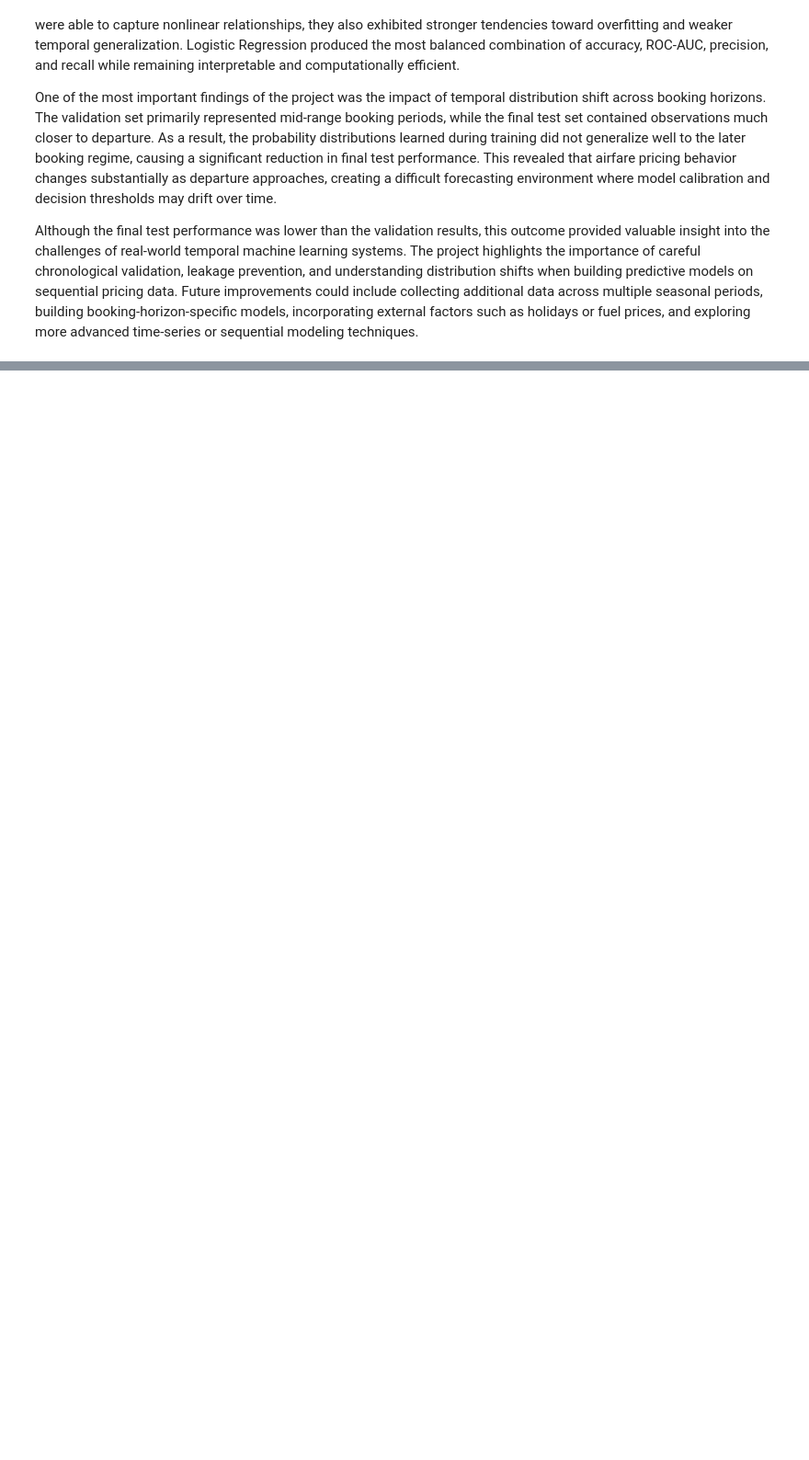
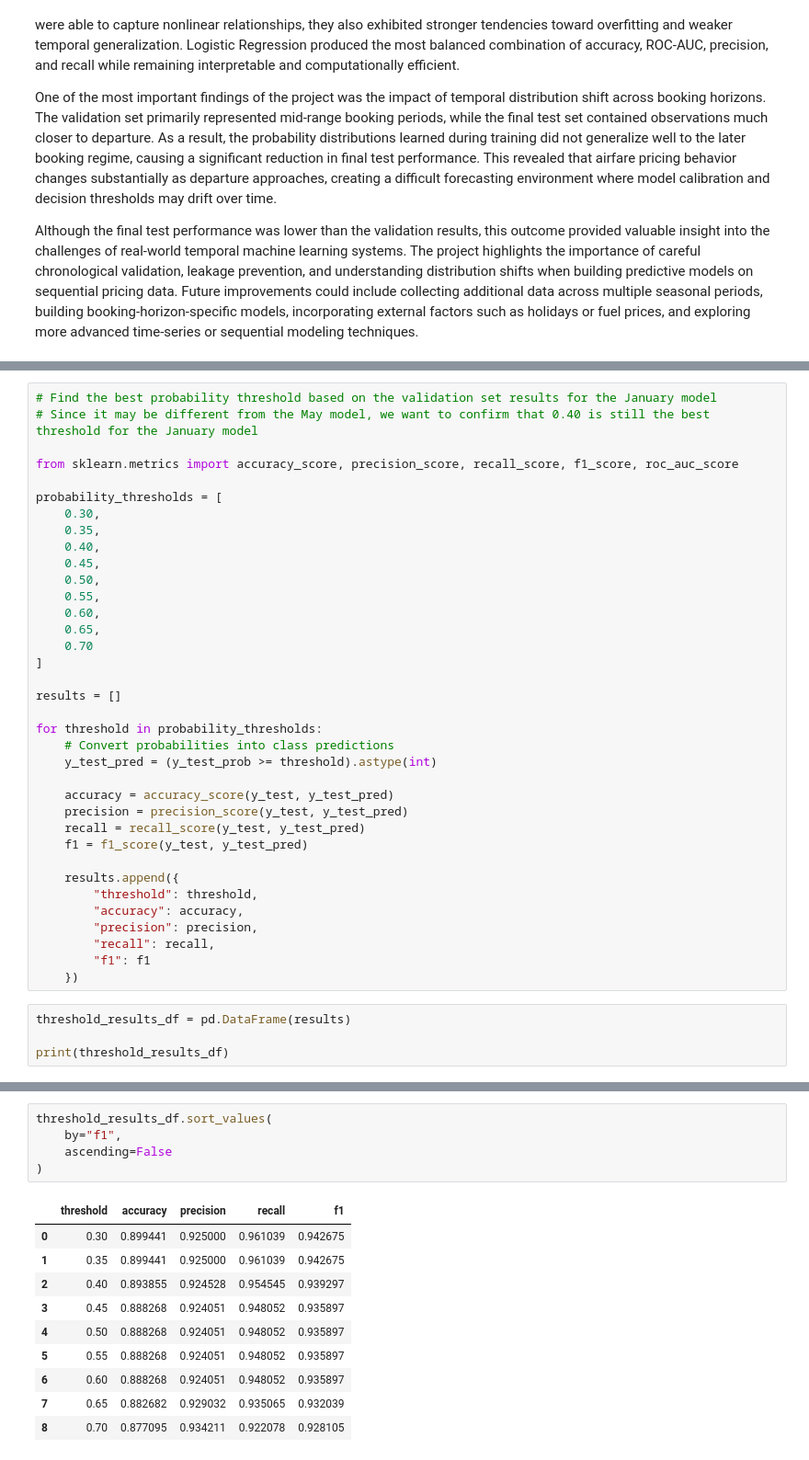
Before and after one commit to Isaackap/Temporal-Flight-Price-ml, a Jupyter notebook: notebooks/flight_prediction.ipynb, the cells around one changed output, grey strips where cells are left out. Shown at 92% size. Drawn from its saved outputs; the diff is of its cells as text; blank space fills up the shorter version.

```diff
--- a/notebooks/flight_prediction.ipynb
+++ b/notebooks/flight_prediction.ipynb
@@ -924,0 +1229,40 @@ Although the final test performance was lower than the validation results, this
+# %%
+# Find the best probability threshold based on the validation set results for the January model
+# Since it may be different from the May model, we want to confirm that 0.40 is still the best threshold for the January model
+
+from sklearn.metrics import accuracy_score, precision_score, recall_score, f1_score, roc_auc_score
+
+probability_thresholds = [
+    0.30,
+    0.35,
+    0.40,
+    0.45,
+    0.50,
+    0.55,
+    0.60,
+    0.65,
+    0.70
+]
+
+results = []
+
+for threshold in probability_thresholds:
+    # Convert probabilities into class predictions
+    y_test_pred = (y_test_prob >= threshold).astype(int)
+
+    accuracy = accuracy_score(y_test, y_test_pred)
+    precision = precision_score(y_test, y_test_pred)
+    recall = recall_score(y_test, y_test_pred)
+    f1 = f1_score(y_test, y_test_pred)
+
+    results.append({
+        "threshold": threshold,
+        "accuracy": accuracy,
+        "precision": precision,
+        "recall": recall,
+        "f1": f1
+    })
+# %%
+threshold_results_df = pd.DataFrame(results)
+
+print(threshold_results_df)
@@ -924,0 +1280,16 @@ Although the final test performance was lower than the validation results, this
+# %%
+threshold_results_df.sort_values(
+    by="f1",
+    ascending=False
+)
+# %% [output]
+|  | threshold | accuracy | precision | recall | f1 |
+| 0 | 0.30 | 0.899441 | 0.925000 | 0.961039 | 0.942675 |
+| 1 | 0.35 | 0.899441 | 0.925000 | 0.961039 | 0.942675 |
+| 2 | 0.40 | 0.893855 | 0.924528 | 0.954545 | 0.939297 |
+| 3 | 0.45 | 0.888268 | 0.924051 | 0.948052 | 0.935897 |
+| 4 | 0.50 | 0.888268 | 0.924051 | 0.948052 | 0.935897 |
+| 5 | 0.55 | 0.888268 | 0.924051 | 0.948052 | 0.935897 |
+| 6 | 0.60 | 0.888268 | 0.924051 | 0.948052 | 0.935897 |
+| 7 | 0.65 | 0.882682 | 0.929032 | 0.935065 | 0.932039 |
+| 8 | 0.70 | 0.877095 | 0.934211 | 0.922078 | 0.928105 |
```
Also changed, not shown: parts of 23 cells of this notebook, 1 other file.
